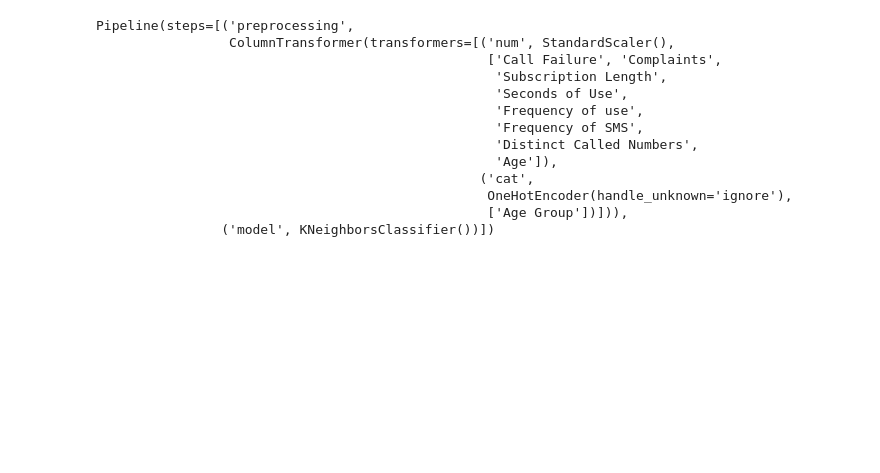
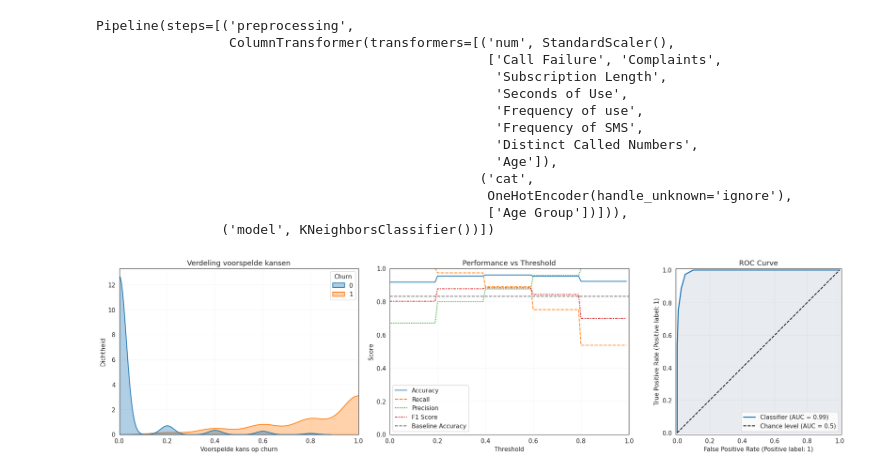
Before and after one commit to Murielle01/BP-3.4, a Jupyter notebook: scripts/opdracht 2/Nearest neighbor.ipynb, the cells around one changed output. Saved outputs shown, nothing was run; the diff lists cells and outputs as text; code cells hidden in the pictures; blank space fills up the shorter version.

```diff
--- a/scripts/opdracht 2/Nearest neighbor.ipynb
+++ b/scripts/opdracht 2/Nearest neighbor.ipynb
@@ -264,13 +264,79 @@ Pipeline(steps=[('preprocessing',
                                                   OneHotEncoder(handle_unknown='ignore'),
                                                   ['Age Group'])])),
                 ('model', KNeighborsClassifier())])
-# %%
-#logistic regression pipeline
-logit_pipe = Pipeline([
-    ("preprocessing", preprocessor),
-    ("model", LogisticRegression(max_iter=1000))
-])
-
-logit_pipe.fit(X, y)
-
-prob_logit = logit_pipe.predict_proba(X)[:,1]
+# %%
+# 3 beschrijvende figuren
+y_prob = knn_pipe.predict_proba(X)[:,1]
+def evaluate_classification_model(y, p_pred, X, df):
+    dummy = DummyClassifier(strategy="most_frequent", random_state=2026)
+    dummy.fit(X, y)
+    y_dummy = dummy.predict(X)
+    proba_dummy = dummy.predict_proba(X)[:, 1]
+    dummy_acc = accuracy_score(y, y_dummy)
+
+    # Zet een classification report om in een rij van een dataframe
+    def make_row(cr):
+        return {
+            'Accuracy':  cr['accuracy'],
+            'Recall':    cr['1']['recall'],
+            'Precision': cr['1']['precision'],
+            'F1 Score':  cr['1']['f1-score']
+        }
+
+    thresholds = np.arange(0, 1, 0.01)
+    plot_data = pd.DataFrame([
+        make_row(classification_report(
+            y,
+            p_pred > t,
+            zero_division=True,
+            output_dict=True)) for t in thresholds])
+    plot_data.index = thresholds
+
+    plt.figure(figsize=(20, 5), layout="constrained")
+
+    # Plot 1: Distributie voorspelde kansen
+    plt.subplot(1, 3, 1)
+    sns.kdeplot(
+        data=df,
+        x=p_pred,
+        hue="Churn",
+        fill=True,
+        common_norm=False,
+        alpha=0.35,
+        linewidth=1.5,
+
+    )
+    plt.xlim(0, 1)
+    plt.title("Verdeling voorspelde kansen")
+    plt.xlabel("Voorspelde kans op churn")
+    plt.ylabel("Dichtheid")
+    plt.grid(alpha=0.15)
+
+    # Plot 2: Metrics vs threshold
+    plt.subplot(1, 3, 2)
+    sns.lineplot(data=plot_data)
+    plt.axhline(dummy_acc, linestyle="--", linewidth=1.5, color="black", alpha=0.6, label="Baseline Accuracy")
+    plt.xlim(0, 1)
+    plt.ylim(0, 1)
+    plt.grid(alpha=0.15)
+    plt.title("Performance vs Threshold")
+    plt.xlabel("Threshold")
+    plt.ylabel("Score")
+    plt.legend()
+
+    # Plot 3: ROC curve
+    ax = plt.subplot(1, 3, 3)
+    roc_display = RocCurveDisplay.from_predictions(
+        y,
+        p_pred,
+        ax=ax,
+        plot_chance_level=True,
+        curve_kwargs={"linewidth": 2}
+    )
+    plt.fill_between(roc_display.fpr, roc_display.tpr, color="#1f3b73", alpha=0.1)
+    plt.title("ROC Curve")
+    plt.grid(alpha=0.15)
+    plt.show()
+evaluate_classification_model(y, y_prob, X, df)
+# %% [output]
+[figure, added]
```
Also changed, not shown: parts of 1 cell of this notebook.
